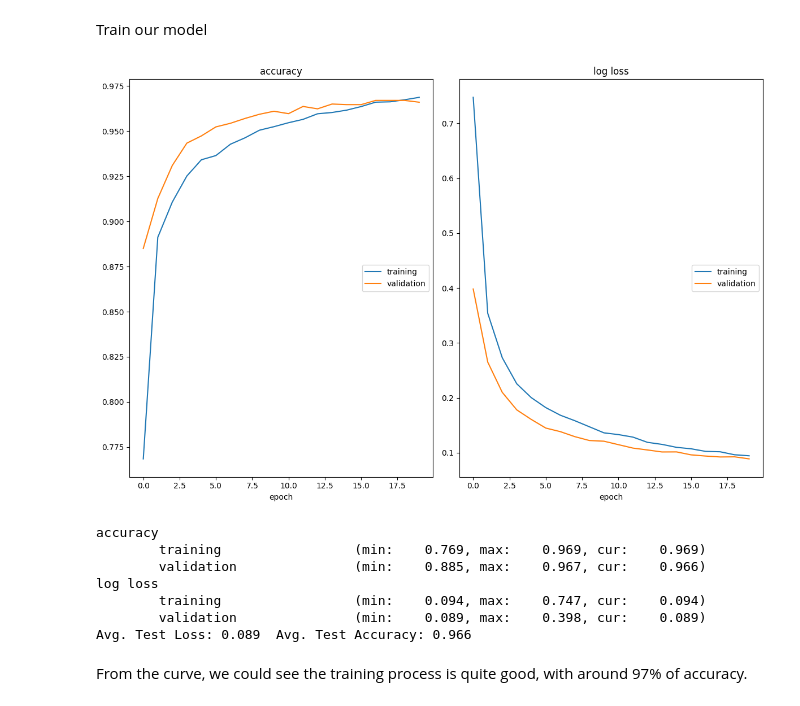
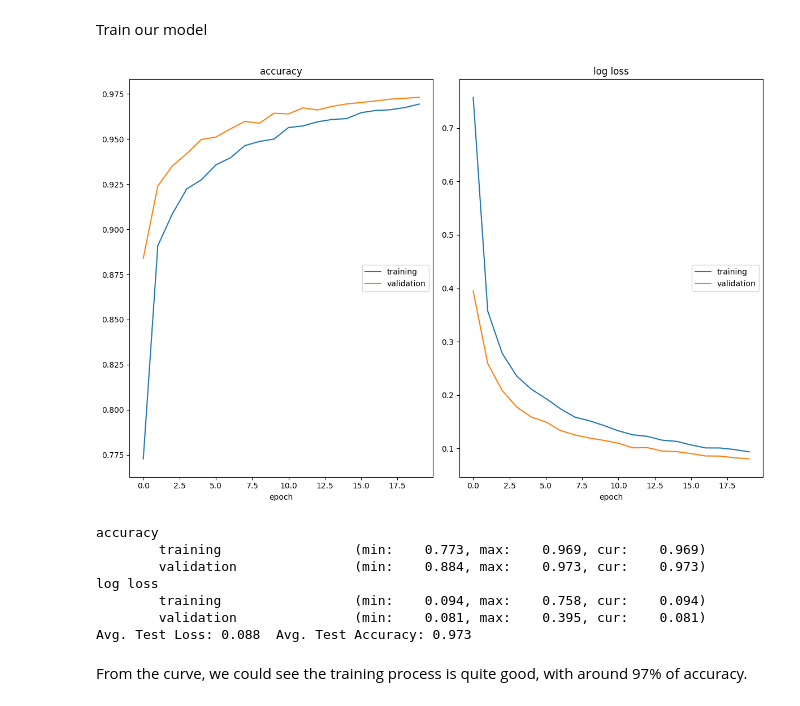
Before and after one commit to ada-my619/Rock-Classification, a Jupyter notebook: Rock_Classification.ipynb, the cells around one changed output. Drawn from its saved outputs; the diff is of its cells as text; code cells hidden in the pictures.

```diff
--- a/Rock_Classification.ipynb
+++ b/Rock_Classification.ipynb
@@ -333,15 +332,33 @@ show_batch(train_dataset, 3, 3)
 # %% [markdown]
 Make the dataloader
+# %%
+from torch.utils.data import Dataset
+
+class IndexedDataset(Dataset):
+    def __init__(self, dataset):
+        self.dataset = dataset
+
+    def __len__(self):
+        return len(self.dataset)
+
+    def __getitem__(self, idx):
+        x, y = self.dataset[idx]
+        return x, y, idx
+# %%
+indexed_train_dataset = IndexedDataset(train_dataset)
+indexed_val_dataset = IndexedDataset(val_dataset)
+indexed_test_dataset = IndexedDataset(test_dataset)
 # %%
-train_loader = DataLoader(train_dataset, batch_size=batch_size, shuffle=True, num_workers=0)
-test_loader = DataLoader(test_dataset, batch_size=batch_size, shuffle=False, num_workers=0)
+train_loader = DataLoader(indexed_train_dataset, batch_size=batch_size, shuffle=True, num_workers=4)
+val_loader = DataLoader(indexed_val_dataset, batch_size=batch_size, shuffle=False, num_workers=4)
+test_loader = DataLoader(indexed_test_dataset, batch_size=batch_size, shuffle=False, num_workers=4)
 # %% [markdown]
 Make the training, validation, and evaluation fucntion
 # %%
 def train(model, optimizer, criterion, data_loader):
     model.train()
     train_loss, train_accuracy = 0, 0
-    for X, y in data_loader:
+    for X, y, _ in data_loader:
         X, y = X.to(device), y.to(device)
         optimizer.zero_grad()
         # print(X.shape)
@@ -359,7 +376,7 @@ def validate(model, criterion, data_loader):
     model.eval()
     validation_loss, validation_accuracy = 0., 0.
     with torch.no_grad():
-      for X, y in data_loader:
+      for X, y, _ in data_loader:
             X, y = X.to(device), y.to(device)
             a2 = model(X.view(-1, 3, 28, 28))
             loss = criterion(a2, y)
@@ -372,7 +389,7 @@ def validate(model, criterion, data_loader):
 def evaluate(model, data_loader):
     model.eval()
     ys, y_preds = [], []
-    for X, y in data_loader:
+    for X, y, _ in data_loader:
         with torch.no_grad():
             X, y = X.to(device), y.to(device)
             a2 = model(X.view(-1, 3, 28, 28))
@@ -455,34 +472,34 @@ Train our model
 # %%
 optimizer = torch.optim.Adam(small_cnn.parameters(), lr=lr)
 criterion = nn.CrossEntropyLoss()
 
 liveloss = PlotLosses()
 for epoch in range(n_epochs):
     logs = {}
     train_loss, train_accuracy = train(small_cnn, optimizer, criterion, train_loader)
 
     logs['' + 'log loss'] = train_loss
     logs['' + 'accuracy'] = train_accuracy
 
-    validation_loss, validation_accuracy = validate(small_cnn, criterion, test_loader)
+    validation_loss, validation_accuracy = validate(small_cnn, criterion, val_loader)
     logs['val_' + 'log loss'] = validation_loss
     logs['val_' + 'accuracy'] = validation_accuracy
 
     liveloss.update(logs)
     liveloss.draw()
 
 test_loss, test_accuracy = validate(small_cnn, criterion, test_loader)
 print("Avg. Test Loss: %1.3f" % test_loss, " Avg. Test Accuracy: %1.3f" % test_accuracy)
 print("")
 # %% [output]
-[figure, old version]
+[figure, new version]
 accuracy
-        training                 (min:    0.769, max:    0.969, cur:    0.969)
-        validation               (min:    0.885, max:    0.967, cur:    0.966)
+        training                 (min:    0.773, max:    0.969, cur:    0.969)
+        validation               (min:    0.884, max:    0.973, cur:    0.973)
 log loss
-        training                 (min:    0.094, max:    0.747, cur:    0.094)
-        validation               (min:    0.089, max:    0.398, cur:    0.089)
-Avg. Test Loss: 0.089  Avg. Test Accuracy: 0.966
+        training                 (min:    0.094, max:    0.758, cur:    0.094)
+        validation               (min:    0.081, max:    0.395, cur:    0.081)
+Avg. Test Loss: 0.088  Avg. Test Accuracy: 0.973
 # %% [markdown]
 From the curve, we could see the training process is quite good, with around 97% of accuracy.
 # %%
```
Also changed, not shown: parts of 42 cells of this notebook.
